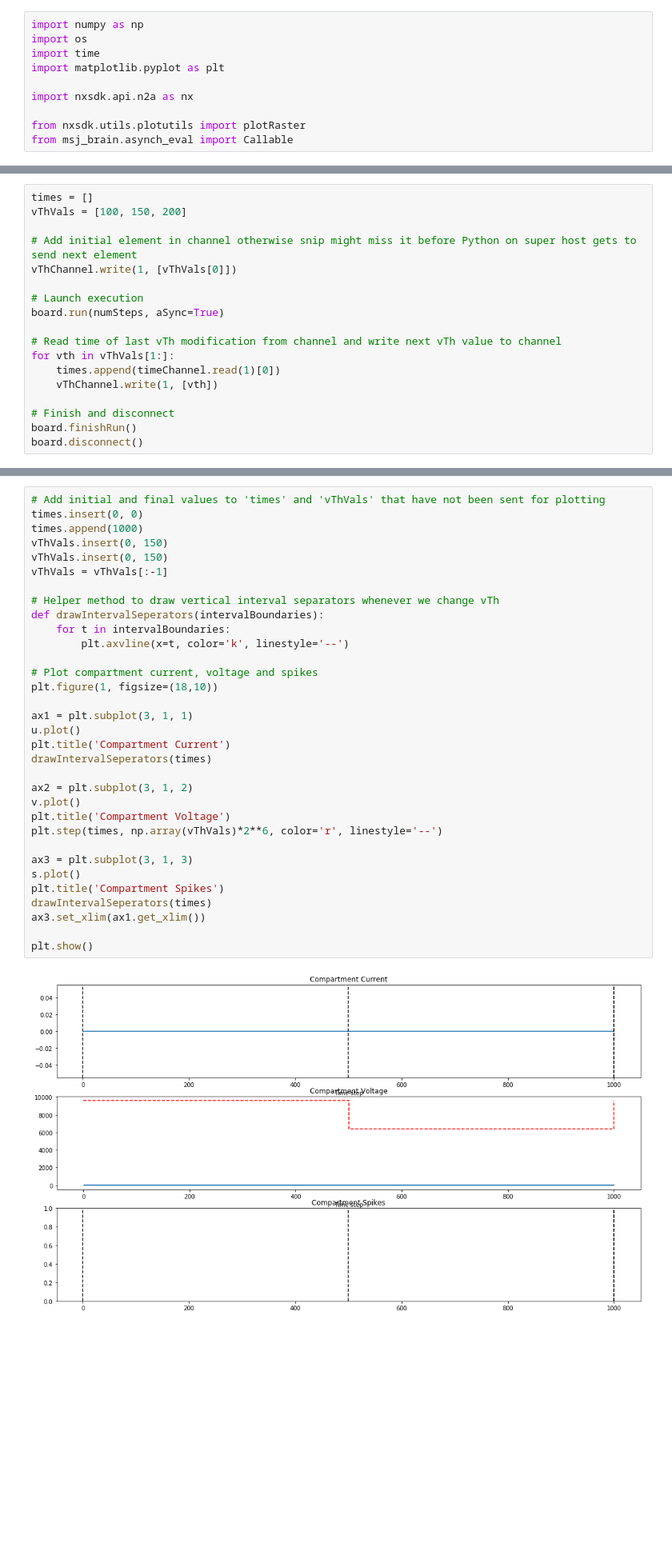
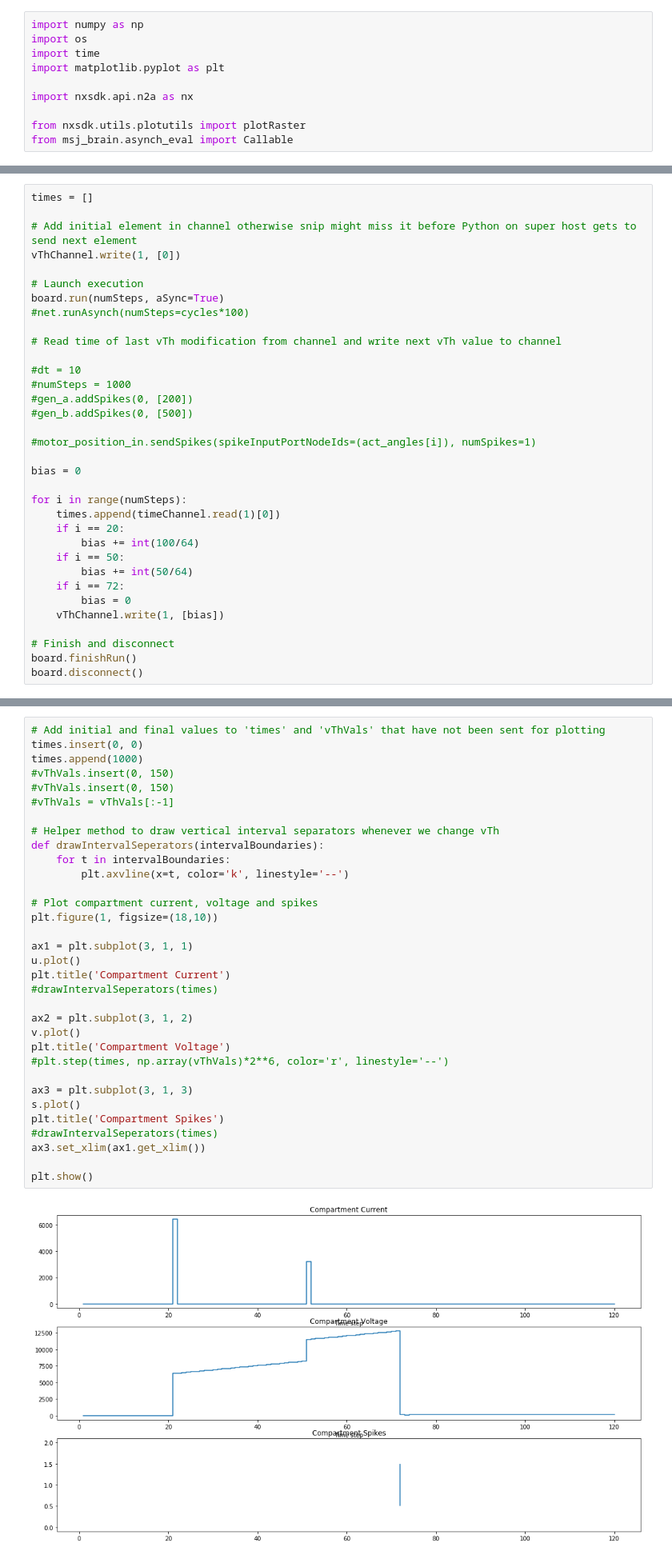
Before and after one commit to KI-ASIC-TUM/time-coded-SFT, a Jupyter notebook: nonlif.ipynb, the cells around one changed output, grey strips where cells are left out. Shown at 80% size. Saved outputs shown, nothing was run; the diff lists cells and outputs as text; blank space fills up the shorter version.

```diff
--- a/nonlif.ipynb
+++ b/nonlif.ipynb
@@ -74,17 +80,33 @@ INFO:DRV:      Encoding probes.............Done 1.64ms
 # %%
 times = []
-vThVals = [100, 150, 200]
 
 # Add initial element in channel otherwise snip might miss it before Python on super host gets to send next element
-vThChannel.write(1, [vThVals[0]])
+vThChannel.write(1, [0])
 
 # Launch execution
 board.run(numSteps, aSync=True)
+#net.runAsynch(numSteps=cycles*100)
 
 # Read time of last vTh modification from channel and write next vTh value to channel
-for vth in vThVals[1:]:
+
+#dt = 10
+#numSteps = 1000
+#gen_a.addSpikes(0, [200])
+#gen_b.addSpikes(0, [500])
+
+#motor_position_in.sendSpikes(spikeInputPortNodeIds=(act_angles[i]), numSpikes=1)
+
+bias = 0
+
+for i in range(numSteps):
     times.append(timeChannel.read(1)[0])
-    vThChannel.write(1, [vth])
+    if i == 20:
+        bias += int(100/64)
+    if i == 50:
+        bias += int(50/64)
+    if i == 72:
+        bias = 0
+    vThChannel.write(1, [bias])
 
 # Finish and disconnect
 board.finishRun()
@@ -103,35 +132,35 @@ INFO:HST:  chip=0 cpu=0 halted, status=0x0
 # %%
 # Add initial and final values to 'times' and 'vThVals' that have not been sent for plotting
 times.insert(0, 0)
 times.append(1000)
-vThVals.insert(0, 150)
-vThVals.insert(0, 150)
-vThVals = vThVals[:-1]
+#vThVals.insert(0, 150)
+#vThVals.insert(0, 150)
+#vThVals = vThVals[:-1]
 
 # Helper method to draw vertical interval separators whenever we change vTh
 def drawIntervalSeperators(intervalBoundaries):
     for t in intervalBoundaries:
         plt.axvline(x=t, color='k', linestyle='--')
 
 # Plot compartment current, voltage and spikes
 plt.figure(1, figsize=(18,10))
 
 ax1 = plt.subplot(3, 1, 1)
 u.plot()
 plt.title('Compartment Current')
-drawIntervalSeperators(times)
+#drawIntervalSeperators(times)
 
 ax2 = plt.subplot(3, 1, 2)
 v.plot()
 plt.title('Compartment Voltage')
-plt.step(times, np.array(vThVals)*2**6, color='r', linestyle='--')
+#plt.step(times, np.array(vThVals)*2**6, color='r', linestyle='--')
 
 ax3 = plt.subplot(3, 1, 3)
 s.plot()
 plt.title('Compartment Spikes')
-drawIntervalSeperators(times)
+#drawIntervalSeperators(times)
 ax3.set_xlim(ax1.get_xlim())
 
 plt.show()
 # %% [output]
-[figure, old version]
+[figure, new version]
```
Also changed, not shown: parts of 3 cells of this notebook.
